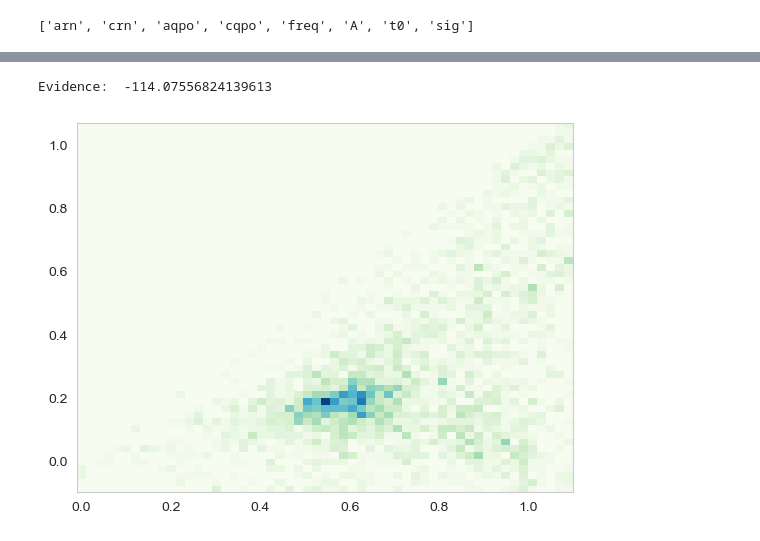
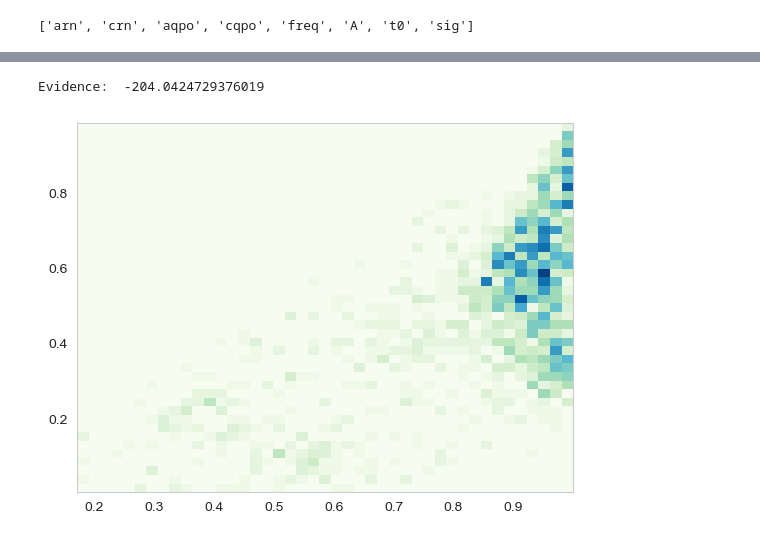
Before and after one commit to Gaurav17Joshi/ProofOfConcept, a Jupyter notebook: Demonstration/demo1.ipynb, the cells around one changed output, grey strips where cells are left out. Drawn from its saved outputs; the diff is of its cells as text; code cells hidden in the pictures.

```diff
--- a/Demonstration/demo1.ipynb
+++ b/Demonstration/demo1.ipynb
@@ -200,10 +238,11 @@ INFO[2023-07-10 20:49:36,891]: Sanity check passed
 Simulation Complete
 # %%
 print("Evidence: ", Gpresult3.get_evidence())
-Gpresult3.corner_plot("t0", "t0", n1 = 0, n2 = 1)
+# Gpresult3.corner_plot("t0", "t0", n1 = 0, n2 = 1)
+Gpresult3.corner_plot("t0", "t1")
 # %% [output]
-Evidence:  -114.07556824139613
+Evidence:  -204.0424729376019
-[figure, old version]
+[figure, new version]
 # %%
 Gpresult3.weighted_posterior_plot("freq")
 # %% [output]
```
Also changed, not shown: parts of 10 cells of this notebook, 3 other files.
